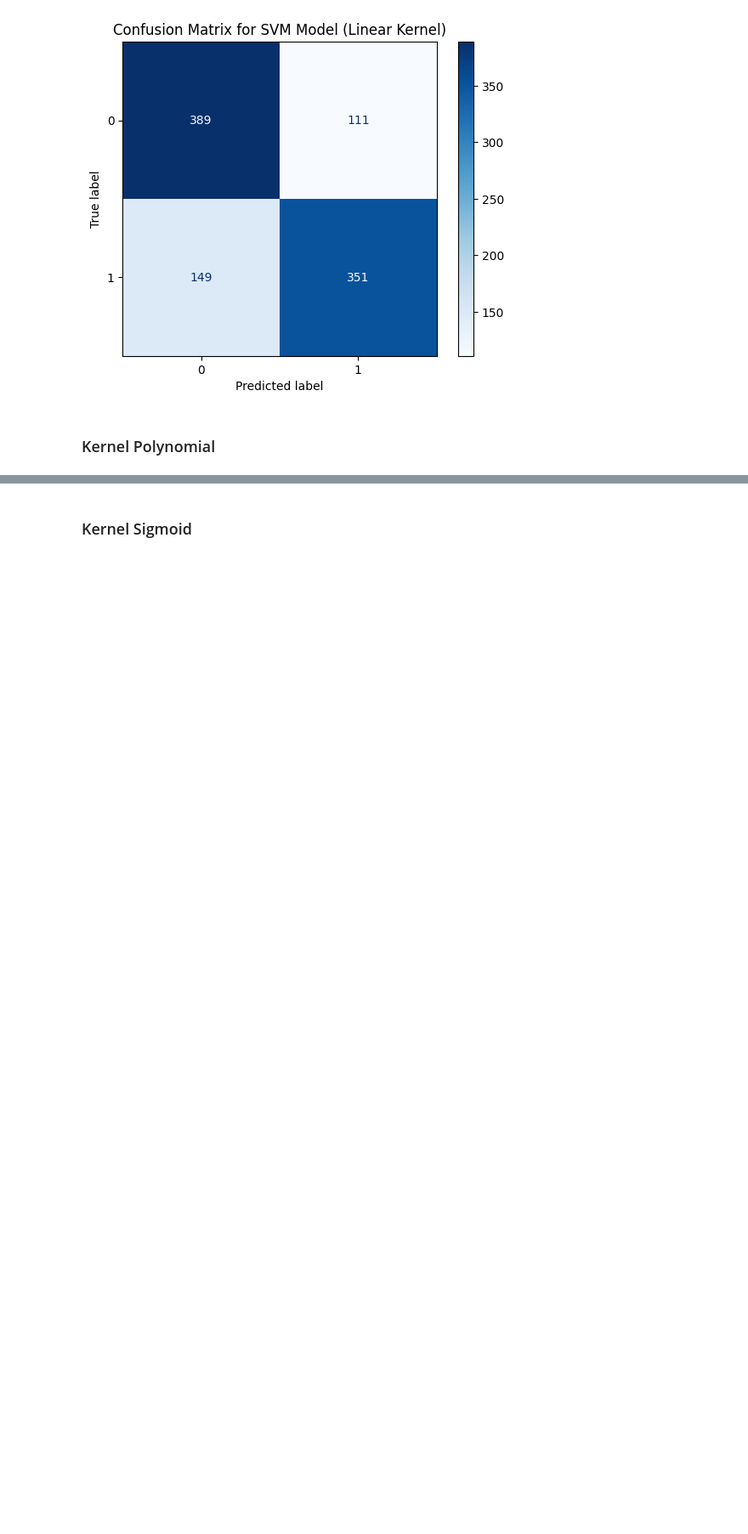
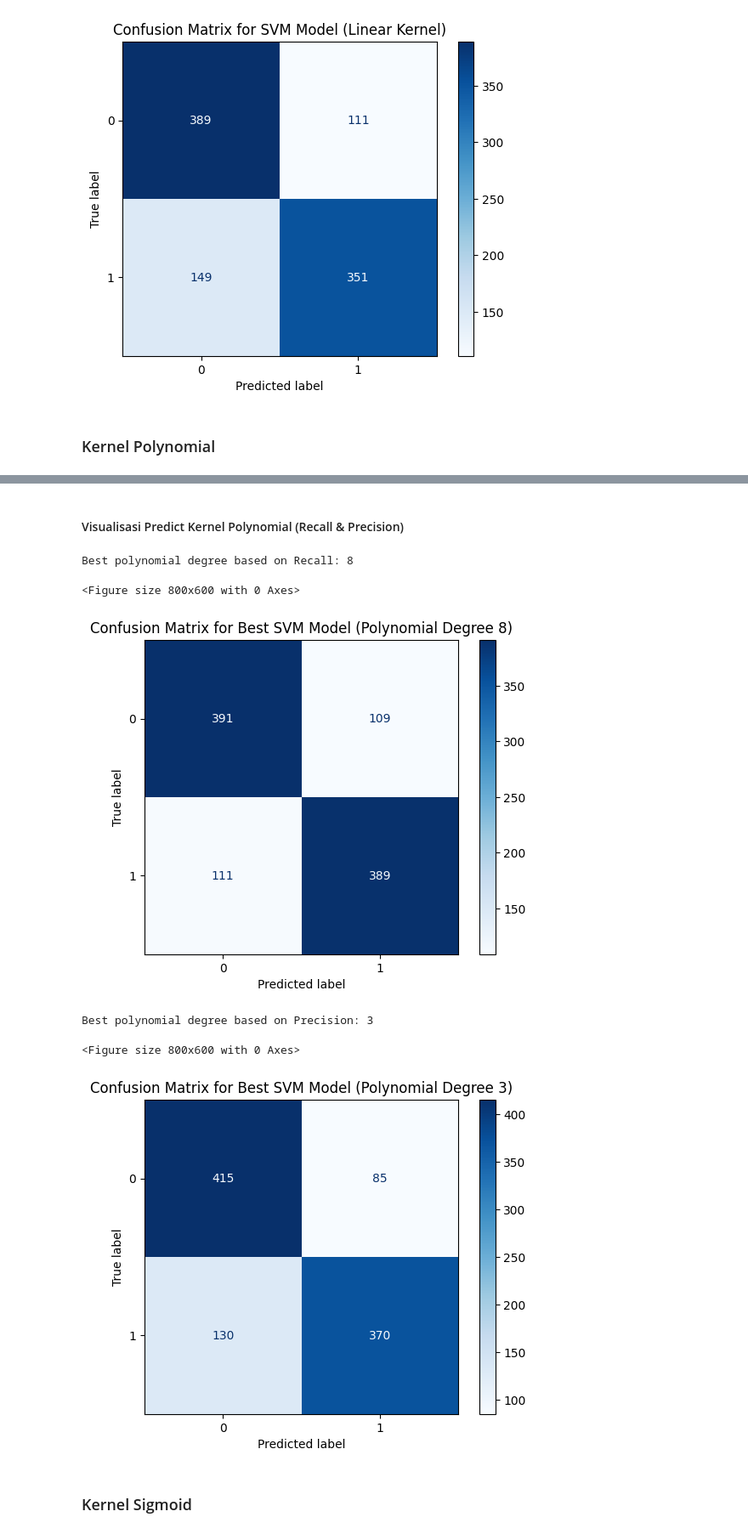
Before and after one commit to MadRapz/DatMin_Diabetes, a Jupyter notebook: DatMin_Preproc_Diabetes.ipynb, the cells around one changed output, grey strips where cells are left out. Shown at 85% size. Cells and saved outputs as stored; diff of their text form; code cells hidden in the pictures; blank space fills up the shorter version.

Commit message:
Fix : SVM Polynomial Visualization

```diff
--- a/DatMin_Preproc_Diabetes.ipynb
+++ b/DatMin_Preproc_Diabetes.ipynb
@@ -2030,3 +1997,79 @@ Best polynomial degree based on Recall: 8
+# %% [markdown]
+#### Visualisasi Predict Kernel Polynomial (Recall & Precision)
+# %%
+# |-----Determine the best degree based on highest Recall-----|
+best_degree = int(metrics_df.loc[metrics_df['Recall'].idxmax(), 'Degree'])
+print(f"\nBest polynomial degree based on Recall: {best_degree}")
+
+# Retrain with the best degree on full training set
+best_model = SVC(kernel='poly', degree=best_degree, random_state=42)
+best_model.fit(X, y)
+
+# Predict on the entire dataset or test set (here, test set assumed available)
+# For demonstration, predict on the original test set as in initial code
+# (Assuming X_test, y_test from earlier)
+# If you want to predict on the same dataset:
+# y_pred_final = best_model.predict(X)
+
+# Or, if you want to predict on test set from initial split:
+# Uncomment if applicable
+# y_pred_final = best_model.predict(X_test)
+
+# For visualization, use cross-validated predictions on test set for the selected model
+# Perform 10-fold CV predictions with the best model
+cv_pred = cross_val_predict(best_model, X, y, cv=skf)
+
+# Create confusion matrix
+cm = confusion_matrix(y, cv_pred, labels=best_model.classes_)
+disp = ConfusionMatrixDisplay(confusion_matrix=cm, display_labels=best_model.classes_)
+
+# Plot confusion matrix heatmap
+plt.figure(figsize=(8, 6))
+disp.plot(cmap='Blues')
+plt.title(f'Confusion Matrix for Best SVM Model (Polynomial Degree {best_degree})')
+plt.savefig('out_confusion_matrix.png')
+plt.show()
+
+
+#|-----Determine the best degree based on highest Precision-----|
+best_degree = int(metrics_df.loc[metrics_df['Precision'].idxmax(), 'Degree'])
+print(f"\nBest polynomial degree based on Precision: {best_degree}")
+
+# Retrain with the best degree on full training set
+best_model = SVC(kernel='poly', degree=best_degree, random_state=42)
+best_model.fit(X, y)
+
+# Predict on the entire dataset or test set (here, test set assumed available)
+# For demonstration, predict on the original test set as in initial code
+# (Assuming X_test, y_test from earlier)
+# If you want to predict on the same dataset:
+# y_pred_final = best_model.predict(X)
+
+# Or, if you want to predict on test set from initial split:
+# Uncomment if applicable
+# y_pred_final = best_model.predict(X_test)
+
+# For visualization, use cross-validated predictions on test set for the selected model
+# Perform 10-fold CV predictions with the best model
+cv_pred = cross_val_predict(best_model, X, y, cv=skf)
+
+# Create confusion matrix
+cm = confusion_matrix(y, cv_pred, labels=best_model.classes_)
+disp = ConfusionMatrixDisplay(confusion_matrix=cm, display_labels=best_model.classes_)
+
+# Plot confusion matrix heatmap
+plt.figure(figsize=(8, 6))
+disp.plot(cmap='Blues')
+plt.title(f'Confusion Matrix for Best SVM Model (Polynomial Degree {best_degree})')
+plt.savefig('out_confusion_matrix.png')
+plt.show()
+# %% [output]
+Best polynomial degree based on Recall: 8
+<Figure size 800x600 with 0 Axes>
+[figure, added]
+Best polynomial degree based on Precision: 3
+<Figure size 800x600 with 0 Axes>
+[figure, added]
 # %% [markdown]
 ### Kernel Sigmoid
 # %%
```
Also changed, not shown: parts of 4 cells of this notebook.
